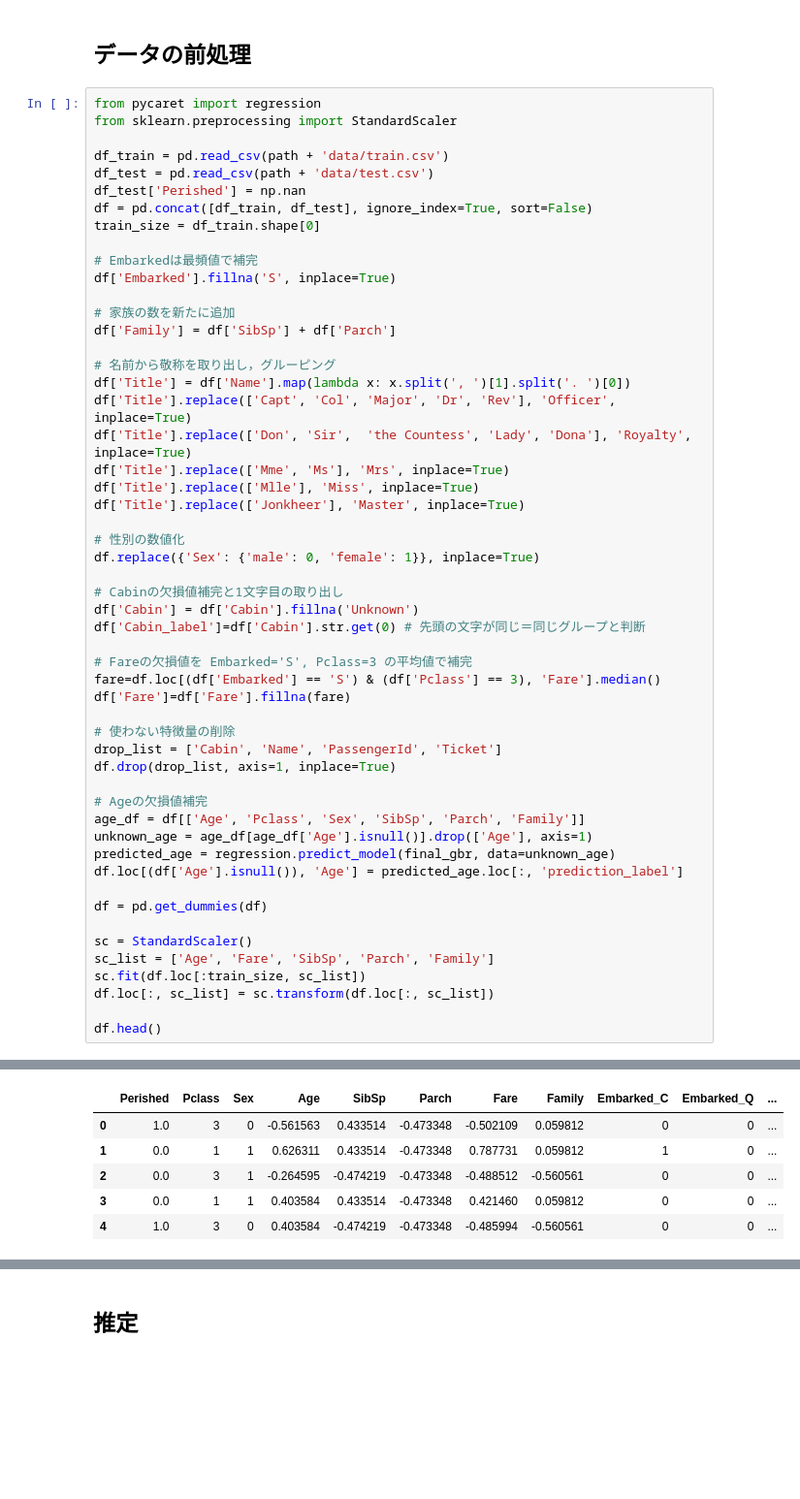
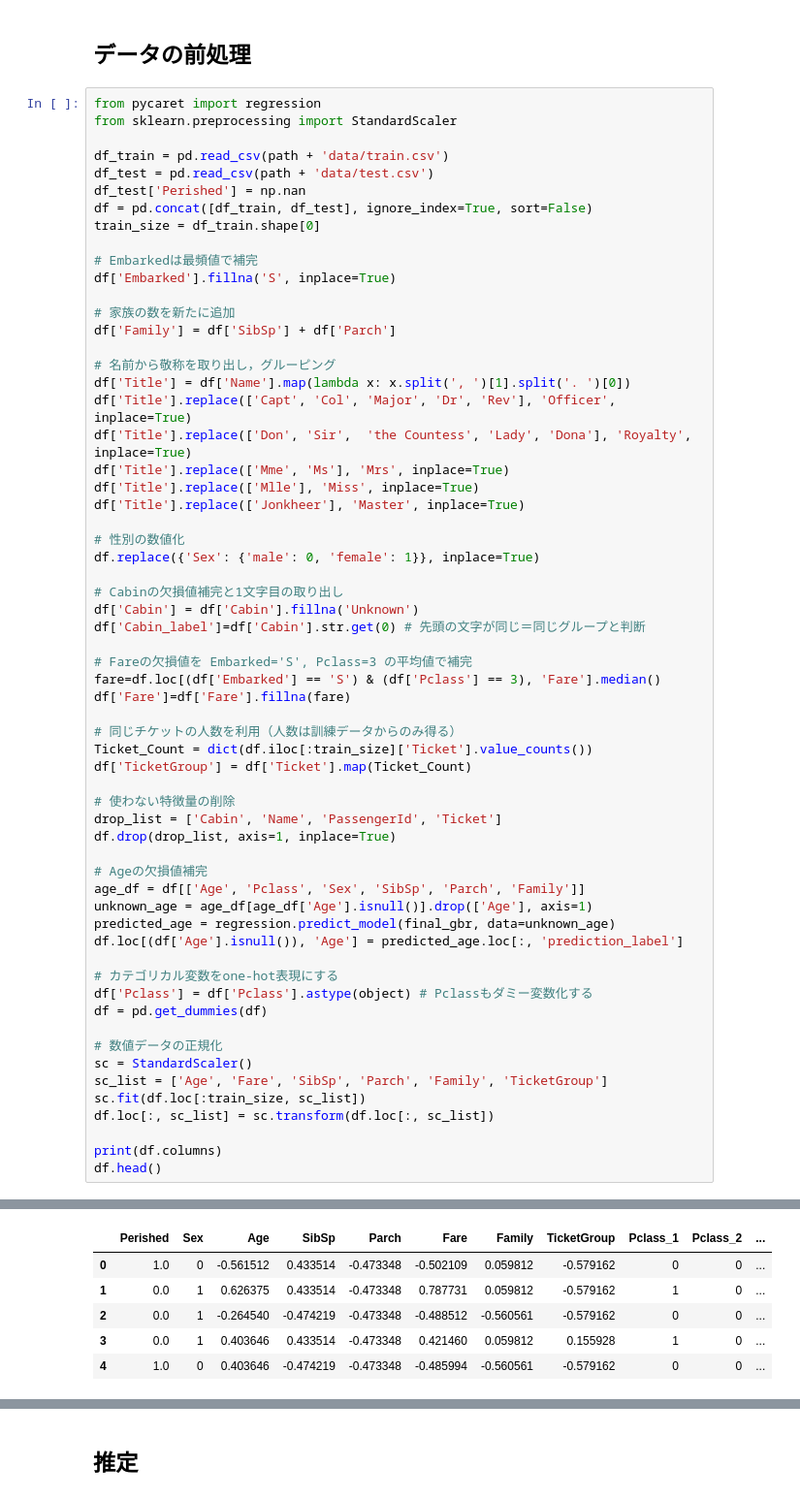
Before and after one commit to maki8maki/GCI2023Winter, a Jupyter notebook: competition1.ipynb, the cells around one changed output, grey strips where cells are left out. Shown at 97% size. Drawn from its saved outputs; the diff is of its cells as text; blank space fills up the shorter version.

```diff
--- a/competition1.ipynb
+++ b/competition1.ipynb
@@ -294,6 +306,10 @@ df['Cabin_label']=df['Cabin'].str.get(0) # 先頭の文字が同じ＝同じグ
 fare=df.loc[(df['Embarked'] == 'S') & (df['Pclass'] == 3), 'Fare'].median()
 df['Fare']=df['Fare'].fillna(fare)
 
+# 同じチケットの人数を利用（人数は訓練データからのみ得る）
+Ticket_Count = dict(df.iloc[:train_size]['Ticket'].value_counts())
+df['TicketGroup'] = df['Ticket'].map(Ticket_Count)
+
 # 使わない特徴量の削除
 drop_list = ['Cabin', 'Name', 'PassengerId', 'Ticket']
 df.drop(drop_list, axis=1, inplace=True)
@@ -304,13 +320,17 @@ unknown_age = age_df[age_df['Age'].isnull()].drop(['Age'], axis=1)
 predicted_age = regression.predict_model(final_gbr, data=unknown_age)
 df.loc[(df['Age'].isnull()), 'Age'] = predicted_age.loc[:, 'prediction_label']
 
+# カテゴリカル変数をone-hot表現にする
+df['Pclass'] = df['Pclass'].astype(object) # Pclassもダミー変数化する
 df = pd.get_dummies(df)
 
+# 数値データの正規化
 sc = StandardScaler()
-sc_list = ['Age', 'Fare', 'SibSp', 'Parch', 'Family']
+sc_list = ['Age', 'Fare', 'SibSp', 'Parch', 'Family', 'TicketGroup']
 sc.fit(df.loc[:train_size, sc_list])
 df.loc[:, sc_list] = sc.transform(df.loc[:, sc_list])
 
+print(df.columns)
 df.head()
 # %% [output]
 [interactive output not drawn]
@@ -317,6 +344,6 @@ df.head()
-|  | Perished | Pclass | Sex | Age | SibSp | Parch | Fare | Family | Embarked_C | Embarked_Q | ... |
-| 0 | 1.0 | 3 | 0 | -0.561563 | 0.433514 | -0.473348 | -0.502109 | 0.059812 | 0 | 0 | ... |
-| 1 | 0.0 | 1 | 1 | 0.626311 | 0.433514 | -0.473348 | 0.787731 | 0.059812 | 1 | 0 | ... |
-| 2 | 0.0 | 3 | 1 | -0.264595 | -0.474219 | -0.473348 | -0.488512 | -0.560561 | 0 | 0 | ... |
-| 3 | 0.0 | 1 | 1 | 0.403584 | 0.433514 | -0.473348 | 0.421460 | 0.059812 | 0 | 0 | ... |
-| 4 | 1.0 | 3 | 0 | 0.403584 | -0.474219 | -0.473348 | -0.485994 | -0.560561 | 0 | 0 | ... |
+|  | Perished | Sex | Age | SibSp | Parch | Fare | Family | TicketGroup | Pclass_1 | Pclass_2 | ... |
+| 0 | 1.0 | 0 | -0.561512 | 0.433514 | -0.473348 | -0.502109 | 0.059812 | -0.579162 | 0 | 0 | ... |
+| 1 | 0.0 | 1 | 0.626375 | 0.433514 | -0.473348 | 0.787731 | 0.059812 | -0.579162 | 1 | 0 | ... |
+| 2 | 0.0 | 1 | -0.264540 | -0.474219 | -0.473348 | -0.488512 | -0.560561 | -0.579162 | 0 | 0 | ... |
+| 3 | 0.0 | 1 | 0.403646 | 0.433514 | -0.473348 | 0.421460 | 0.059812 | 0.155928 | 1 | 0 | ... |
+| 4 | 1.0 | 0 | 0.403646 | -0.474219 | -0.473348 | -0.485994 | -0.560561 | -0.579162 | 0 | 0 | ... |
```
Also changed, not shown: parts of 14 cells of this notebook.
